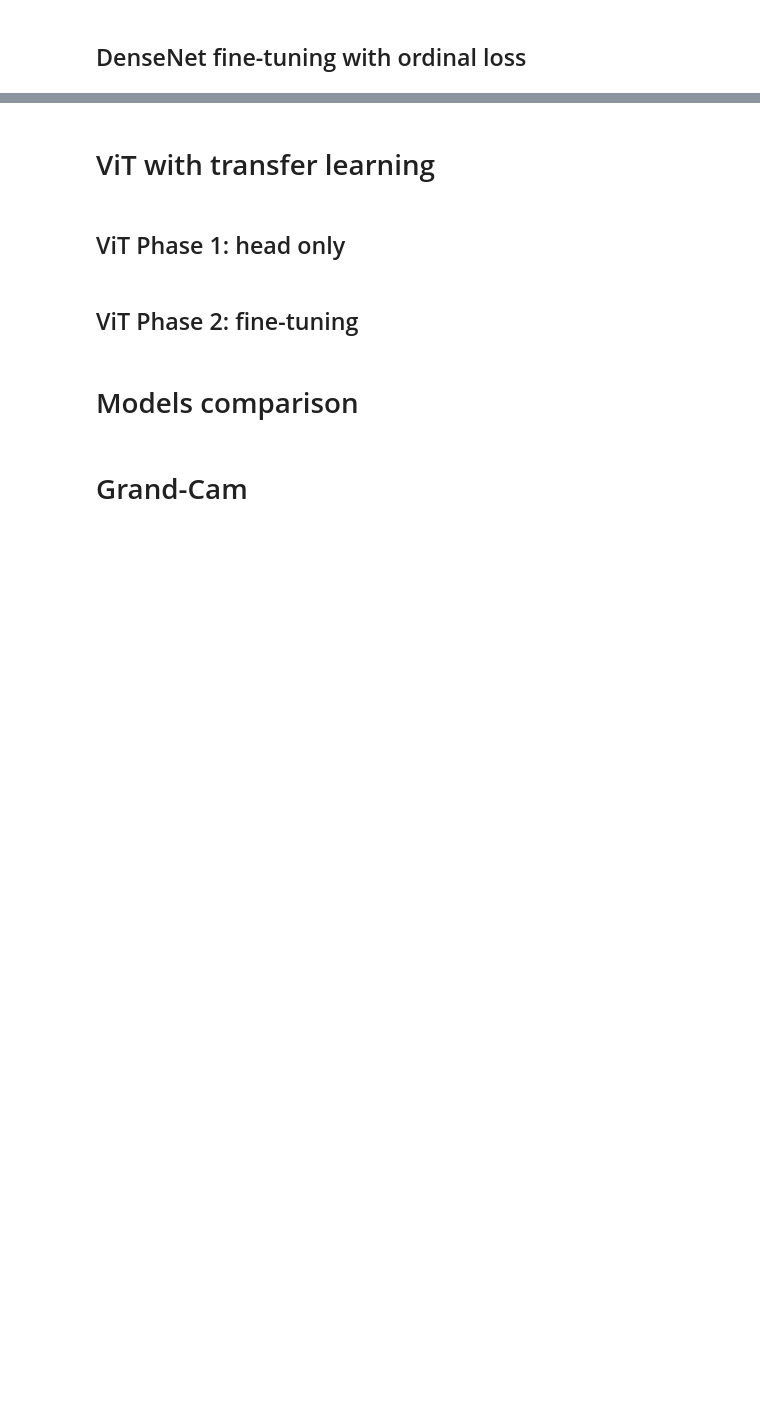
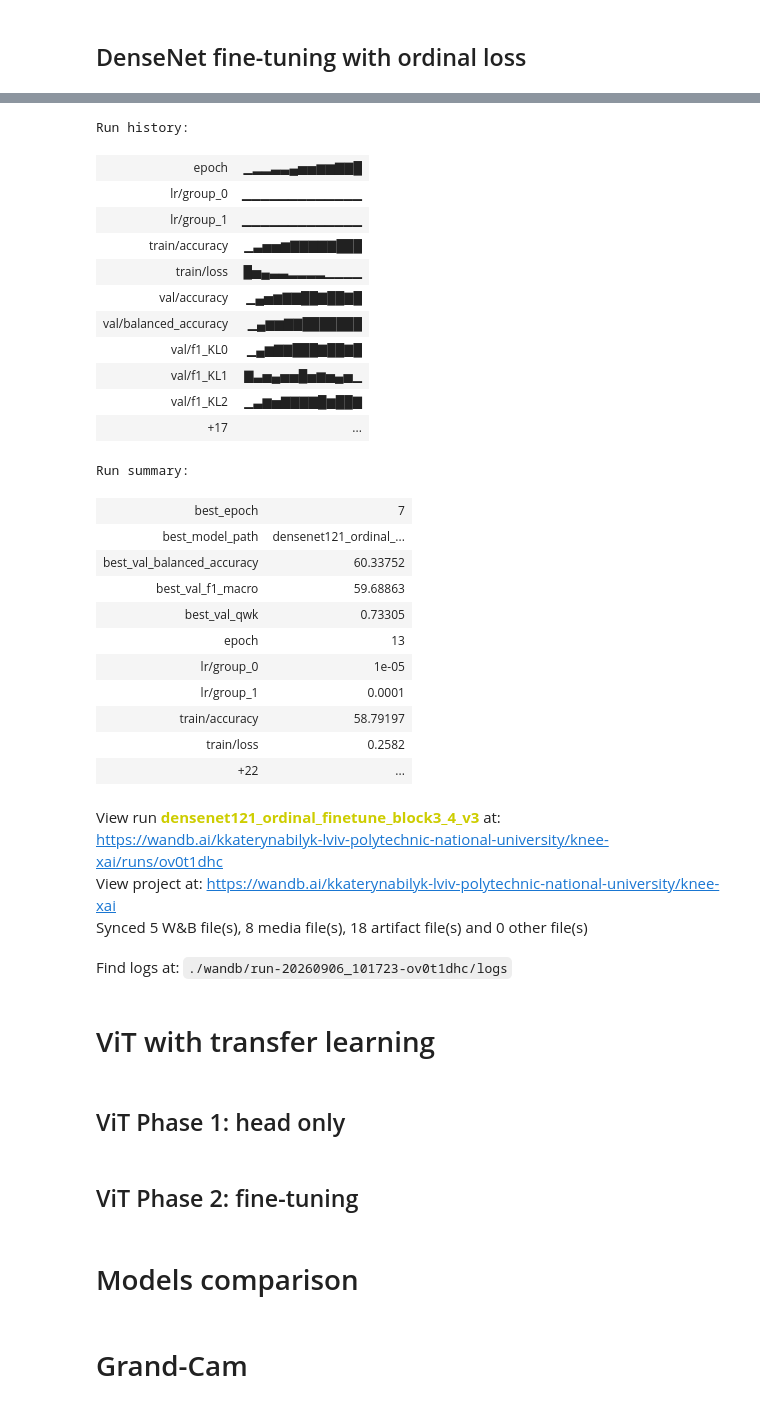
Before and after one commit to kubyllka/knee-osteoarthritis-xai, a Jupyter notebook: knee-osteoarthritis-anysis.ipynb, the cells around one changed output, grey strips where cells are left out. Drawn from its saved outputs; the diff is of its cells as text; code cells hidden in the pictures; blank space fills up the shorter version.

```diff
--- a/knee-osteoarthritis-anysis.ipynb
+++ b/knee-osteoarthritis-anysis.ipynb
@@ -4411,0 +4247,7 @@ densenet_ordinal_model, best_val_metrics = finalize_run_ordinal(
+# %%
+scheduler_ordinal = ReduceLROnPlateau(
+    optimizer_ordinal,
+    mode="min",
+    factor=0.5,
+    patience=2
+)
@@ -4411,0 +4323,22 @@ densenet_ordinal_model, best_val_metrics = finalize_run_ordinal(
+# %%
+RUN_NAME = "densenet121_ordinal_finetune_block3_4_v3"
+
+best_model_path = f"{RUN_NAME}_best.pth"
+# %%
+densenet_ordinal_model, best_val_f1, best_epoch, best_model_path = train_model_ordinal(
+    model=densenet_ordinal_model,
+    train_loader=train_loader,
+    val_loader=val_loader,
+    criterion=criterion_ordinal,
+    optimizer=optimizer_ordinal,
+    scheduler=scheduler_ordinal,
+    device=device,
+    config=config_densenet_ordinal,
+    run=run,
+    best_model_path=best_model_path,
+    early_stopping=EarlyStopping(
+        patience=6,
+        min_delta=0.1
+    ),
+    num_classes=NUM_CLASSES
+)
@@ -4411,0 +4373,15 @@ densenet_ordinal_model, best_val_metrics = finalize_run_ordinal(
+# %%
+densenet_ordinal_model, best_val_metrics = finalize_run_ordinal(
+    model=densenet_ordinal_model,
+    val_loader=val_loader,
+    criterion=criterion_ordinal,
+    device=device,
+    config=config_densenet_ordinal,
+    run=run,
+    best_epoch=best_epoch,
+    best_val_f1=best_val_f1,
+    best_model_path=best_model_path,
+    artifact_name="densenet121_ordinal_finetune_block3_4_v3",
+    num_classes=NUM_CLASSES
+)
+# %% [output]
@@ -4412,3 +4389,31 @@ densenet_ordinal_model, best_val_metrics = finalize_run_ordinal(
+Run history:
+| epoch | ▁▂▂▃▃▄▅▅▆▆▇▇█ |
+| lr/group_0 | ▁▁▁▁▁▁▁▁▁▁▁▁▁ |
+| lr/group_1 | ▁▁▁▁▁▁▁▁▁▁▁▁▁ |
+| train/accuracy | ▁▃▅▅▆▇▇▇▇▇███ |
+| train/loss | █▅▄▃▃▂▂▂▂▁▁▁▁ |
+| val/accuracy | ▁▄▅▆▇▇██▇██▇█ |
+| val/balanced_accuracy | ▁▄▆▆▇▇███████ |
+| val/f1_KL0 | ▁▄▆▇▇███▇██▇█ |
+| val/f1_KL1 | ▇▃▅▄▅▅█▅▆▅▄▅▁ |
+| val/f1_KL2 | ▁▃▆▅▇▇▇▇█▆██▇ |
+| +17 | ... |
+Run summary:
+| best_epoch | 7 |
+| best_model_path | densenet121_ordinal_... |
+| best_val_balanced_accuracy | 60.33752 |
+| best_val_f1_macro | 59.68863 |
+| best_val_qwk | 0.73305 |
+| epoch | 13 |
+| lr/group_0 | 1e-05 |
+| lr/group_1 | 0.0001 |
+| train/accuracy | 58.79197 |
+| train/loss | 0.2582 |
+| +22 | ... |
+View run densenet121_ordinal_finetune_block3_4_v3 at: https://wandb.ai/kkaterynabilyk-lviv-polytechnic-national-university/knee-xai/runs/ov0t1dhc
+View project at: https://wandb.ai/kkaterynabilyk-lviv-polytechnic-national-university/knee-xai
+Synced 5 W&B file(s), 8 media file(s), 18 artifact file(s) and 0 other file(s)
+Find logs at: ./wandb/run-20260906_101723-ov0t1dhc/logs
 # %% [markdown]
 # ViT with transfer learning
 # %%
```
Also changed, not shown: parts of 37 cells of this notebook.
